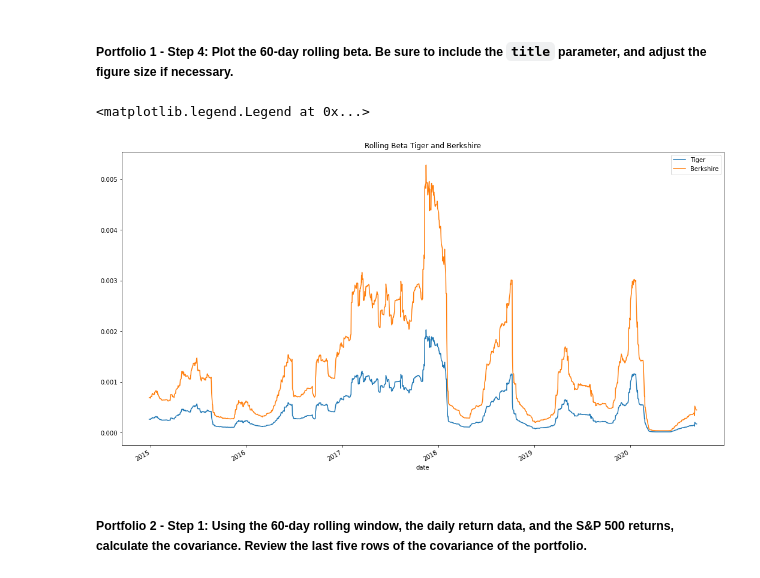
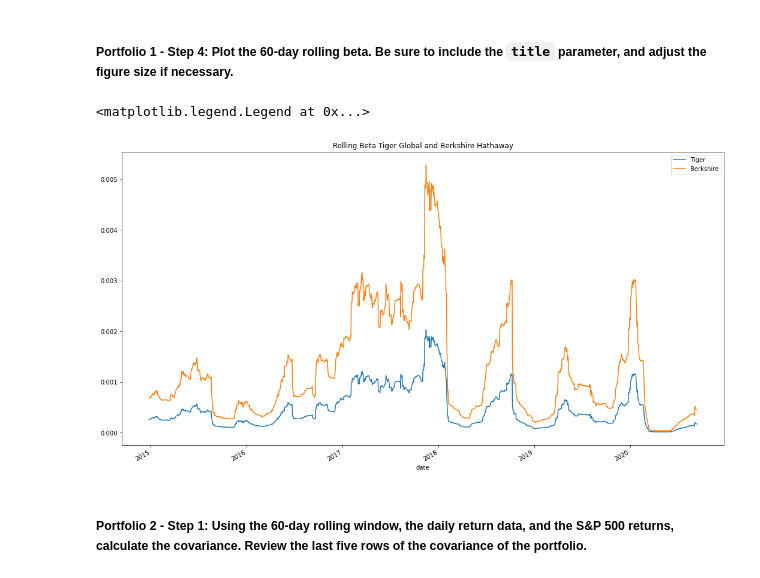
Before and after one commit to madhugirl/Whale-Investment-Opp, a Jupyter notebook: risk_return_analysis.ipynb, the cells around one changed output. Saved outputs shown, nothing was run; the diff lists cells and outputs as text; code cells hidden in the pictures.

```diff
--- a/risk_return_analysis.ipynb
+++ b/risk_return_analysis.ipynb
@@ -576,15 +658,19 @@ average_beta_bk = beta_bk.mean()
 # %%
 # Plot the rolling beta
 # Include a title parameter and adjust the figure size
 
+"""To better analyze the 60 day rolling beta we have created a plot visualization using an overlay plot of both Tiger Global
+and Berkshire Hathaway
+"""
+
 fig, ax = plt.subplots()
-beta_tiger.plot(figsize=(18,10), title="Rolling Beta Tiger and Berkshire", ax=ax, legend=True)
+beta_tiger.plot(figsize=(18,10), title="Rolling Beta Tiger Global and Berkshire Hathaway", ax=ax, legend=True)
 beta_bk.plot(figsize=(18,10), ax=ax,legend=True)
 
 ax.legend(['Tiger', 'Berkshire'])
 # %% [output]
 <matplotlib.legend.Legend at 0x...>
-[figure, old version]
+[figure, new version]
 # %% [markdown]
 ##### Portfolio 2 - Step 1: Using the 60-day rolling window, the daily return data, and the S&P 500 returns, calculate the covariance. Review the last five rows of the covariance of the portfolio.
 # %%
```
Also changed, not shown: parts of 35 cells of this notebook.
